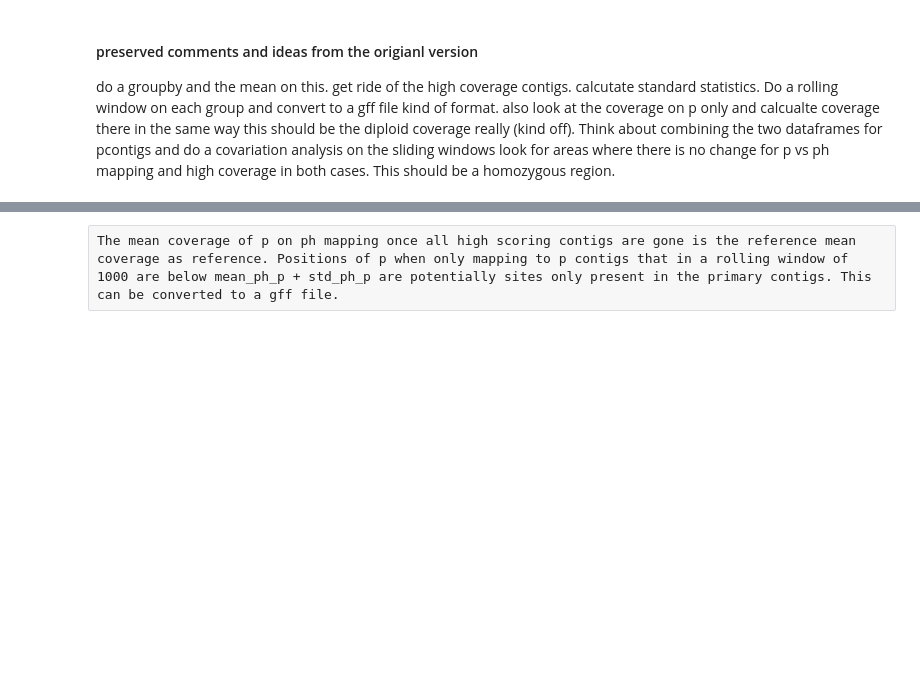
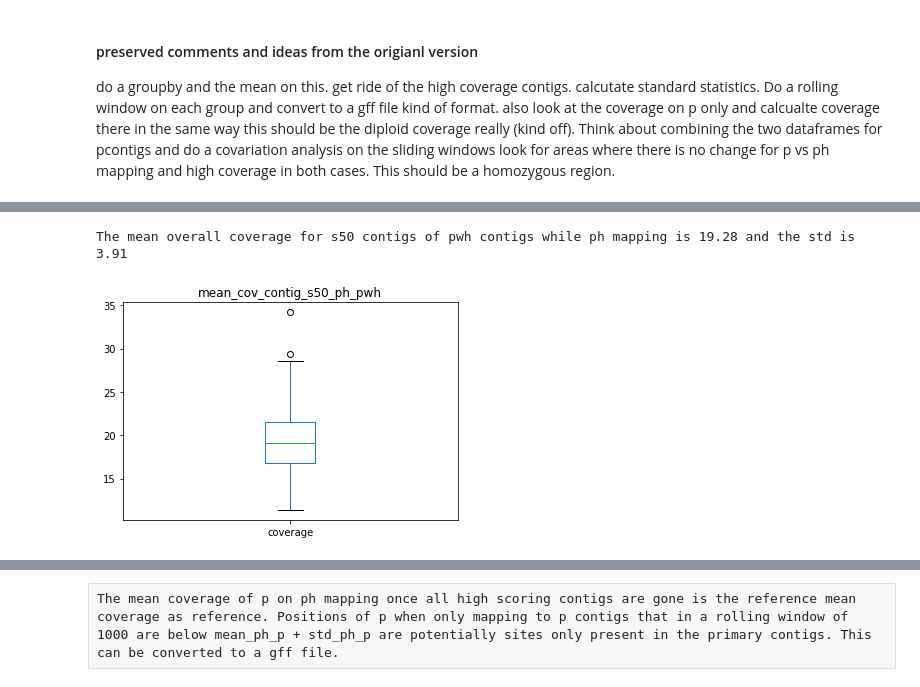
Before and after one commit to Team-Schwessinger/DK_0911-1, a Jupyter notebook: scripts/DK_0911_coverage_analysis_submission.ipynb, the cells around one changed output, grey strips where cells are left out. Cells and saved outputs as stored; diff of their text form; code cells hidden in the pictures; blank space fills up the shorter version.

```diff
--- a/scripts/DK_0911_coverage_analysis_submission.ipynb
+++ b/scripts/DK_0911_coverage_analysis_submission.ipynb
@@ -310,0 +177,25 @@ mean_s2000 - std_s2000
+# %%
+#get a ph coverage dataframe that does not included the pcontigs greater 50x coverage
+ph_cov_smaller_50 = ph_cov[~ph_cov['contig'].isin(pcongtig_greater_50)]
+# %%
+#claculate the mean contig coverage
+mean_cov_ph_contig_smaller_50 = ph_cov_smaller_50.groupby('contig').mean()
+# %%
+#fix this up by removing hcontigs associated with pcontigs that have greater 50x coverage
+mean_cov_ph_contig_smaller_50 = mean_cov_ph_contig_smaller_50[~mean_cov_ph_contig_smaller_50.index.str[:-4].isin(\
+                              [x.replace('pc', 'hc') for x in pcongtig_greater_50])]
+# %%
+#get the list of p contigs with haplotig [pwh] and without haplotig [pwoh]
+pwh_list = pd.read_csv(pwh_list_path, sep='\t', header=None)[0].tolist()
+pwoh_list = pd.read_csv(pwoh_list_path, sep='\t', header=None)[0].tolist()
+# %%
+#mean_cov_contig_s2000_ph_pwh represents all contigs that are below 2000x coverage and are pwh contigs
+mean_cov_ph_contig_smaller_50_pwh = mean_cov_ph_contig_smaller_50[mean_cov_ph_contig_smaller_50.index.isin(pwh_list)]
+mean_cov_ph_contig_smaller_50_pwh['coverage'].plot.box()
+plt.title('mean_cov_contig_s50_ph_pwh')
+mean_s50_ph_pwh = mean_cov_ph_contig_smaller_50_pwh['coverage'].mean()
+std_s50_ph_pwh = mean_cov_ph_contig_smaller_50_pwh['coverage'].std()
+print("The mean overall coverage for s50 contigs of pwh contigs while ph mapping is %.2f and the std is %.2f" % (mean_s50_ph_pwh, std_s50_ph_pwh))
+# %% [output]
+The mean overall coverage for s50 contigs of pwh contigs while ph mapping is 19.28 and the std is 3.91
+[figure, added]
```
Also changed, not shown: parts of 64 cells of this notebook.
